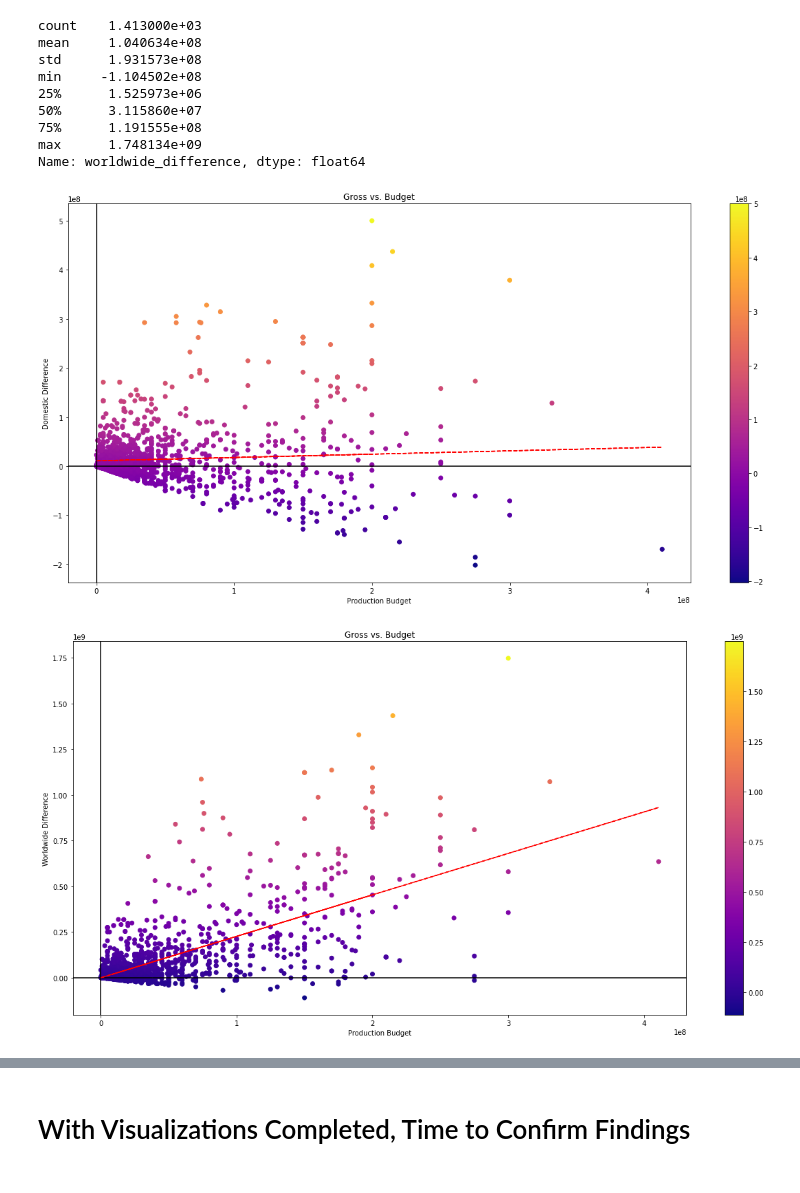
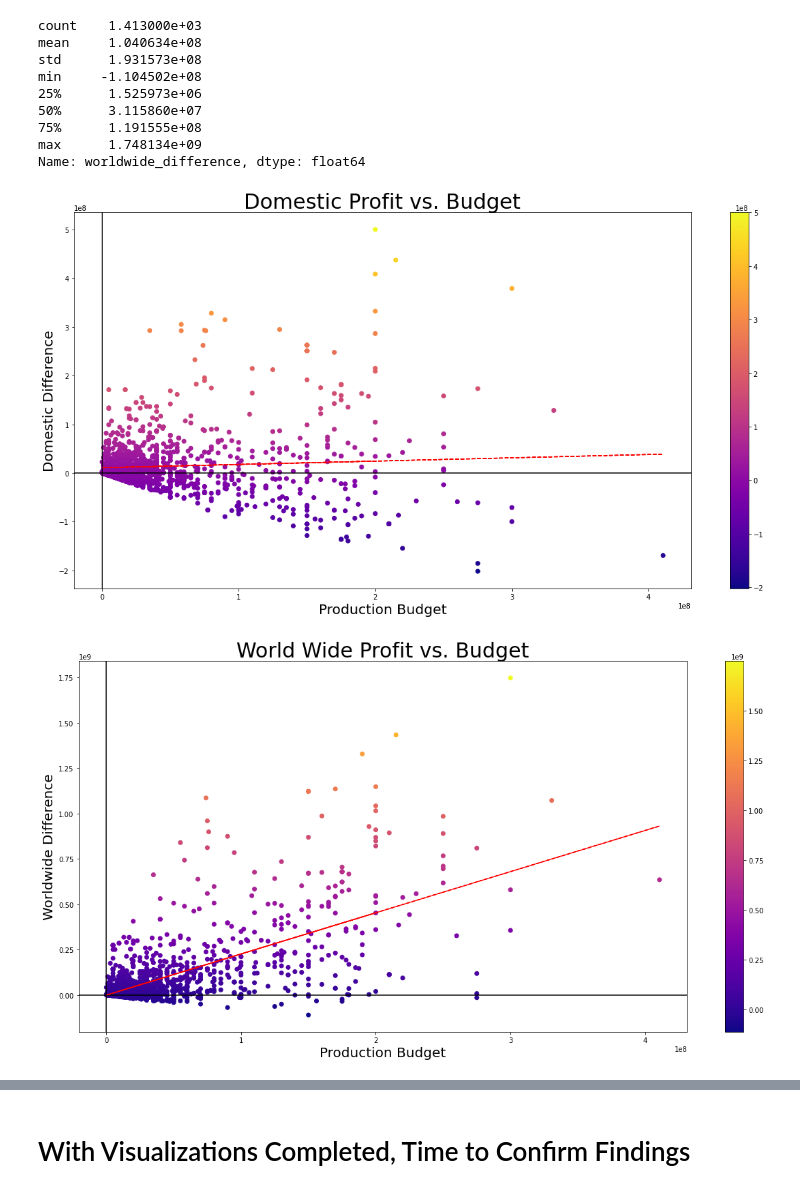
Before and after one commit to INV-VTL/P1-Project, a Jupyter notebook: Project_1.ipynb, the cells around one changed output, grey strips where cells are left out. Saved outputs shown, nothing was run; the diff lists cells and outputs as text; code cells hidden in the pictures.

```diff
--- a/Project_1.ipynb
+++ b/Project_1.ipynb
@@ -1137,9 +1137,9 @@ plt.scatter(x, y, c=y, cmap = 'plasma')
 plt.axvline(0, c = 'black')
 plt.axhline(0, c = 'black')
 
-plt.xlabel("Production Budget")
-plt.ylabel("Domestic Difference")
-plt.title("Gross vs. Budget")
+plt.xlabel("Production Budget", fontsize = 20, color = "black")
+plt.ylabel("Domestic Difference", fontsize = 20, color = "black")
+plt.title("Domestic Profit vs. Budget", fontsize = 30, color = "black")
 
 z = np.polyfit(x, y, 1)
 p = np.poly1d(z)
@@ -1148,28 +1148,28 @@ plt.plot(x,p(x),"r--")
 plt.colorbar()
 plt.show()
 # %% [output]
-[figure, old version]
+[figure, new version]
 # %%
 x = finalcleaned_df['production_budget']
 y = finalcleaned_df['worldwide_difference']
 
 plt.figure(figsize = (20, 10))
 plt.scatter(x, y, c=y, cmap = 'plasma')
 plt.axvline(0, c = 'black')
 plt.axhline(0, c = 'black')
 
-plt.xlabel("Production Budget")
-plt.ylabel("Worldwide Difference")
-plt.title("Gross vs. Budget")
+plt.xlabel("Production Budget", fontsize = 20, color = "black")
+plt.ylabel("Worldwide Difference", fontsize = 20, color = "black")
+plt.title("World Wide Profit vs. Budget", fontsize = 30, color = "black")
 
 z = np.polyfit(x, y, 1)
 p = np.poly1d(z)
 plt.plot(x,p(x),"r--")
 
 plt.colorbar()
 plt.show()
 # %% [output]
-[figure, old version]
+[figure, new version]
 # %%
 x = finalcleaned_df['production_budget']
 y = finalcleaned_df['averagerating']
```
Also changed, not shown: parts of 10 cells of this notebook, 12 other files.
